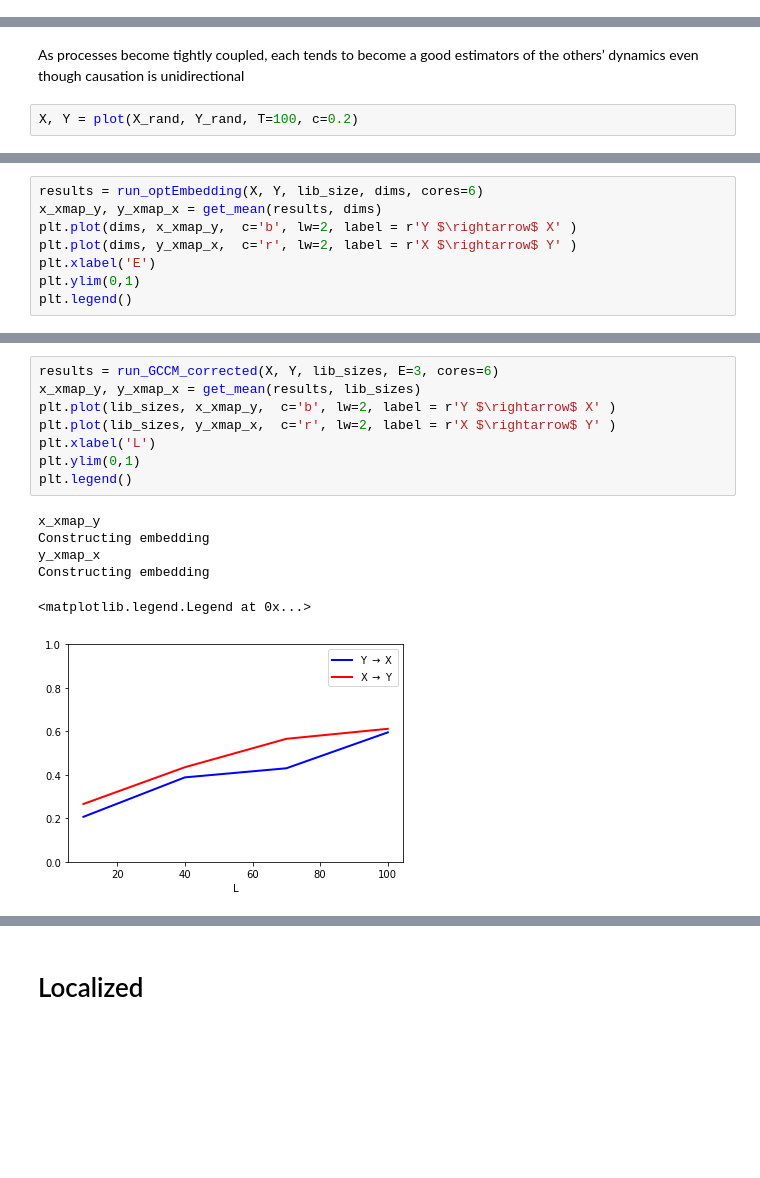
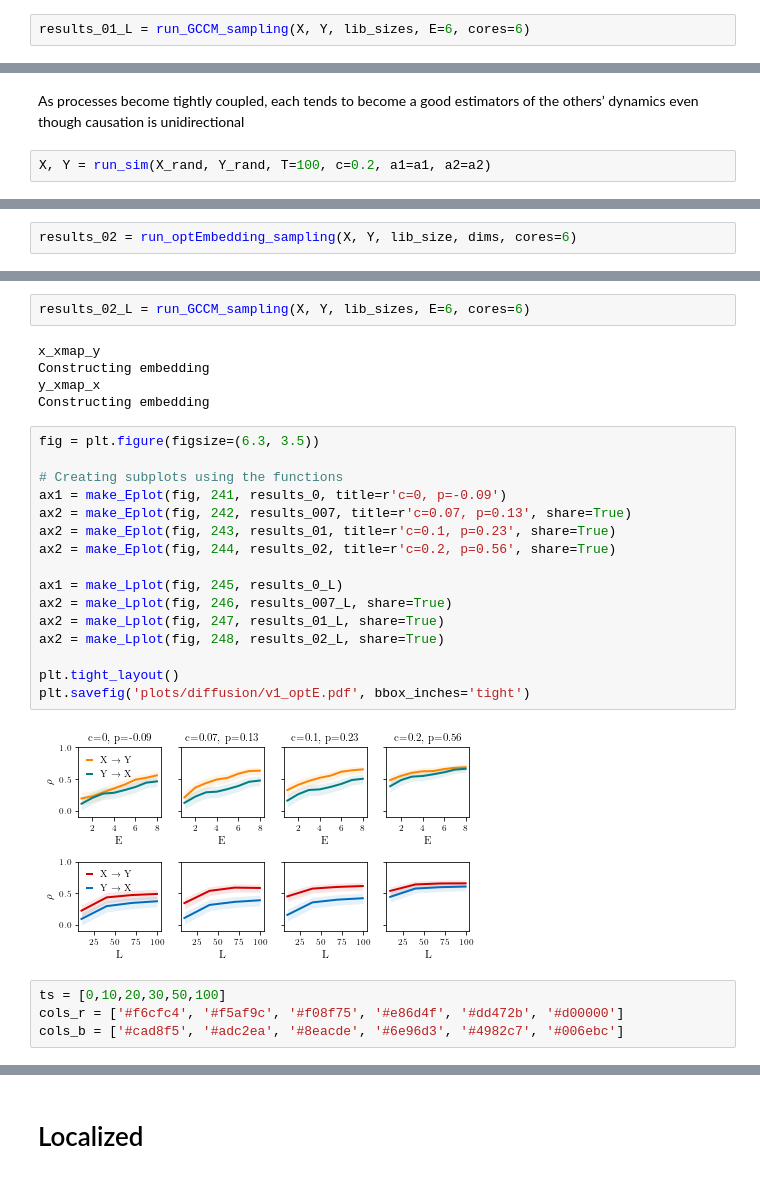
Before and after one commit to KatharinaBracher/GCCM, a Jupyter notebook: code/Diffusion.ipynb, the cells around one changed output, grey strips where cells are left out. Drawn from its saved outputs; the diff is of its cells as text; blank space fills up the shorter version.

```diff
--- a/code/Diffusion.ipynb
+++ b/code/Diffusion.ipynb
@@ -228,0 +281,2 @@ Constructing embedding
+# %%
+results_01_L = run_GCCM_sampling(X, Y, lib_sizes, E=6, cores=6)
@@ -231,5 +290,5 @@ Constructing embedding
 # %% [markdown]
 As processes become tightly coupled, each tends to become a good estimators of the others’ dynamics even though causation is unidirectional
 # %%
-X, Y = plot(X_rand, Y_rand, T=100, c=0.2)
+X, Y = run_sim(X_rand, Y_rand, T=100, c=0.2, a1=a1, a2=a2)
 # %% [output]
@@ -237,11 +301,5 @@ X, Y = plot(X_rand, Y_rand, T=100, c=0.2)
 # %%
-results = run_optEmbedding(X, Y, lib_size, dims, cores=6)
-x_xmap_y, y_xmap_x = get_mean(results, dims)
-plt.plot(dims, x_xmap_y,  c='b', lw=2, label = r'Y $\rightarrow$ X' )
-plt.plot(dims, y_xmap_x,  c='r', lw=2, label = r'X $\rightarrow$ Y' )
-plt.xlabel('E')
-plt.ylim(0,1)
-plt.legend()
+results_02 = run_optEmbedding_sampling(X, Y, lib_size, dims, cores=6)
 # %% [output]
 x_xmap_y
 Constructing embedding
@@ -252,15 +308,29 @@ Constructing embedding
-# %%
-results = run_GCCM_corrected(X, Y, lib_sizes, E=3, cores=6)
-x_xmap_y, y_xmap_x = get_mean(results, lib_sizes)
-plt.plot(lib_sizes, x_xmap_y,  c='b', lw=2, label = r'Y $\rightarrow$ X' )
-plt.plot(lib_sizes, y_xmap_x,  c='r', lw=2, label = r'X $\rightarrow$ Y' )
-plt.xlabel('L')
-plt.ylim(0,1)
-plt.legend()
-# %% [output]
-x_xmap_y
-Constructing embedding
-y_xmap_x
-Constructing embedding
-<matplotlib.legend.Legend at 0x...>
-[figure, removed]
+# %%
+results_02_L = run_GCCM_sampling(X, Y, lib_sizes, E=6, cores=6)
+# %% [output]
+x_xmap_y
+Constructing embedding
+y_xmap_x
+Constructing embedding
+# %%
+fig = plt.figure(figsize=(6.3, 3.5))
+
+# Creating subplots using the functions
+ax1 = make_Eplot(fig, 241, results_0, title=r'c=0, p=-0.09')
+ax2 = make_Eplot(fig, 242, results_007, title=r'c=0.07, p=0.13', share=True)
+ax2 = make_Eplot(fig, 243, results_01, title=r'c=0.1, p=0.23', share=True)
+ax2 = make_Eplot(fig, 244, results_02, title=r'c=0.2, p=0.56', share=True)
+
+ax1 = make_Lplot(fig, 245, results_0_L)
+ax2 = make_Lplot(fig, 246, results_007_L, share=True)
+ax2 = make_Lplot(fig, 247, results_01_L, share=True)
+ax2 = make_Lplot(fig, 248, results_02_L, share=True)
+
+plt.tight_layout()
+plt.savefig('plots/diffusion/v1_optE.pdf', bbox_inches='tight')
+# %% [output]
+[figure, added]
+# %%
+ts = [0,10,20,30,50,100]
+cols_r = ['#f6cfc4', '#f5af9c', '#f08f75', '#e86d4f', '#dd472b', '#d00000']
+cols_b = ['#cad8f5', '#adc2ea', '#8eacde', '#6e96d3', '#4982c7', '#006ebc']
```
Also changed, not shown: parts of 92 cells of this notebook, 20 other files.
